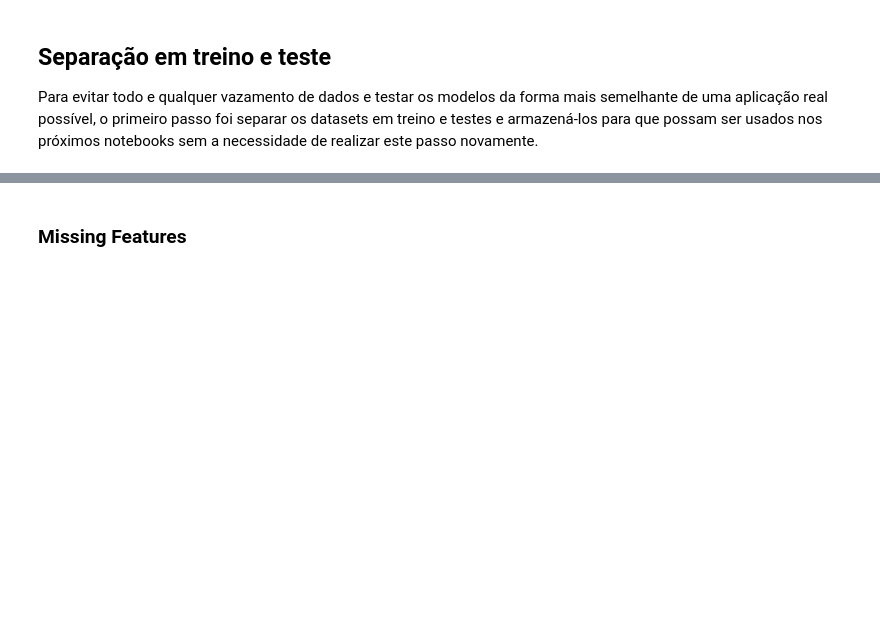
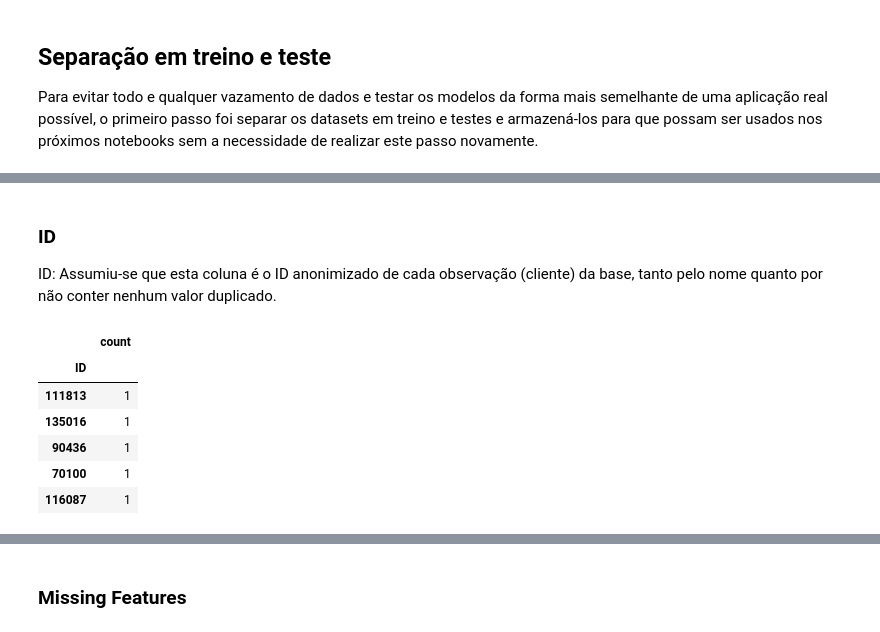
Before and after one commit to FelipeViacava/data-masters-case, a Jupyter notebook: 01-data.ipynb, the cells around one changed output, grey strips where cells are left out. Drawn from its saved outputs; the diff is of its cells as text; code cells hidden in the pictures; blank space fills up the shorter version.

```diff
--- a/01-data.ipynb
+++ b/01-data.ipynb
@@ -44,0 +76,18 @@ df = df.drop(drop_cols, axis=1)
+# %% [markdown]
+### ID
+
+ID: Assumiu-se que esta coluna é o ID anonimizado de cada observação (cliente) da base, tanto pelo nome quanto por não conter nenhum valor duplicado.
+# %%
+df["ID"] \
+    .value_counts() \
+    .reset_index() \
+    .nlargest(5, "count") \
+    .set_index("ID")
+# %% [output]
+|  | count |
+| ID |  |
+| 111813 | 1 |
+| 135016 | 1 |
+| 90436 | 1 |
+| 70100 | 1 |
+| 116087 | 1 |
```
Also changed, not shown: parts of 15 cells of this notebook, 1 other file.
